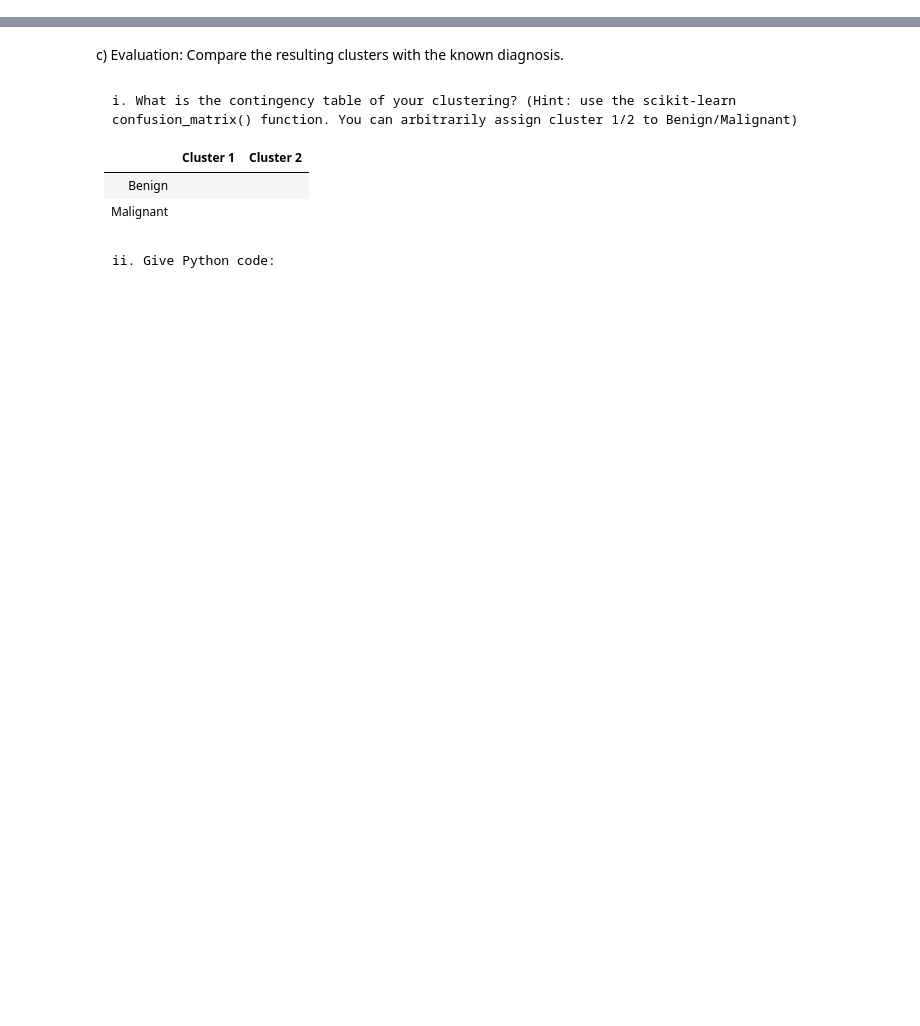
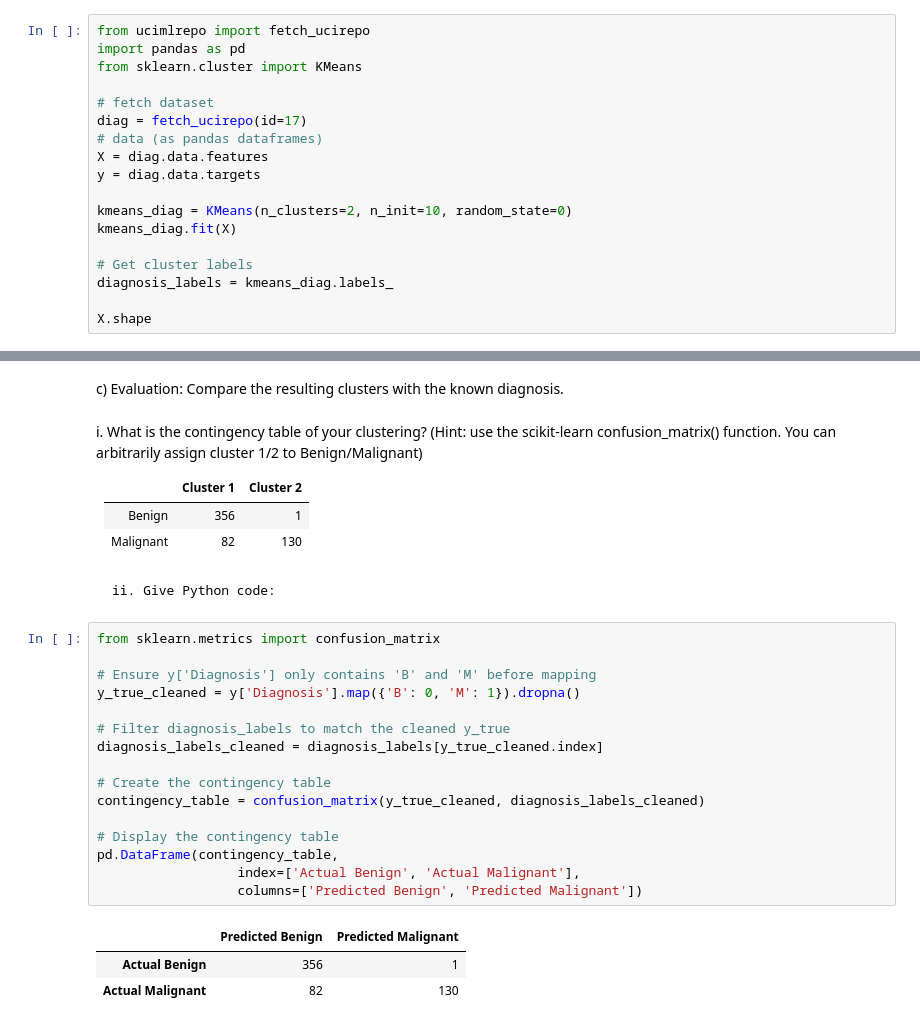
Before and after one commit to Avelez164/Data-Science-Big-Data, a Jupyter notebook: Homework8.ipynb, the cells around one changed output, grey strips where cells are left out. Saved outputs shown, nothing was run; the diff lists cells and outputs as text; blank space fills up the shorter version.

```diff
--- a/Homework8.ipynb
+++ b/Homework8.ipynb
@@ -56,0 +239,18 @@ a) Read the data from the file into an object called “mydata”. Column 1 (“
+# %%
+from ucimlrepo import fetch_ucirepo
+import pandas as pd
+from sklearn.cluster import KMeans
+
+# fetch dataset
+diag = fetch_ucirepo(id=17)
+# data (as pandas dataframes)
+X = diag.data.features
+y = diag.data.targets
+
+kmeans_diag = KMeans(n_clusters=2, n_init=10, random_state=0)
+kmeans_diag.fit(X)
+
+# Get cluster labels
+diagnosis_labels = kmeans_diag.labels_
+
+X.shape
@@ -62,13 +326,34 @@ b) Run k-means clustering using all the rows and only the following features: Cl
 # %% [markdown]
 c) Evaluation: Compare the resulting clusters with the known diagnosis.
 # %% [markdown]
-    i. What is the contingency table of your clustering? (Hint: use the scikit-learn confusion_matrix() function. You can arbitrarily assign cluster 1/2 to Benign/Malignant)
+i. What is the contingency table of your clustering? (Hint: use the scikit-learn confusion_matrix() function. You can arbitrarily assign cluster 1/2 to Benign/Malignant)
+
 |          |Cluster 1    |	Cluster 2    |
 |----------|-------------|---------------|
-|Benign    |             |               |
-|Malignant |             |               |
+|Benign    |    356      |       1       |
+|Malignant |     82      |      130      |
 # %% [markdown]
     ii. Give Python code:
+# %%
+from sklearn.metrics import confusion_matrix
+
+# Ensure y['Diagnosis'] only contains 'B' and 'M' before mapping
+y_true_cleaned = y['Diagnosis'].map({'B': 0, 'M': 1}).dropna()
+
+# Filter diagnosis_labels to match the cleaned y_true
+diagnosis_labels_cleaned = diagnosis_labels[y_true_cleaned.index]
+
+# Create the contingency table
+contingency_table = confusion_matrix(y_true_cleaned, diagnosis_labels_cleaned)
+
+# Display the contingency table
+pd.DataFrame(contingency_table,
+                  index=['Actual Benign', 'Actual Malignant'],
+                  columns=['Predicted Benign', 'Predicted Malignant'])
+# %% [output]
+|  | Predicted Benign | Predicted Malignant |
+| Actual Benign | 356 | 1 |
+| Actual Malignant | 82 | 130 |
 # %% [markdown]
 # 4.
 Using the contingency table that you obtained from the previous problem (3.c), calculate the following metrics (consider Malignant as the Positive class):
```
Also changed, not shown: parts of 24 cells of this notebook.
